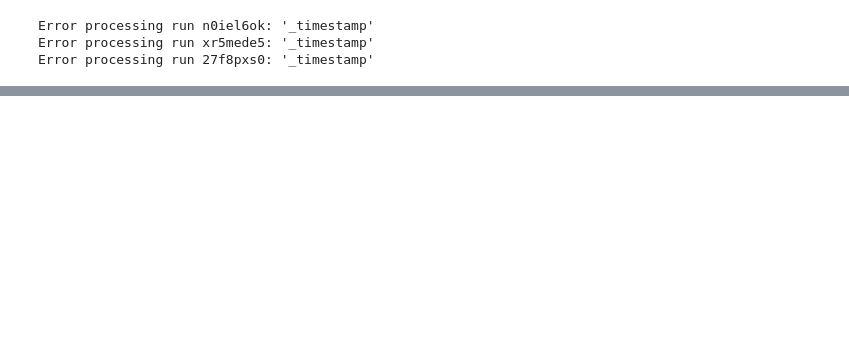
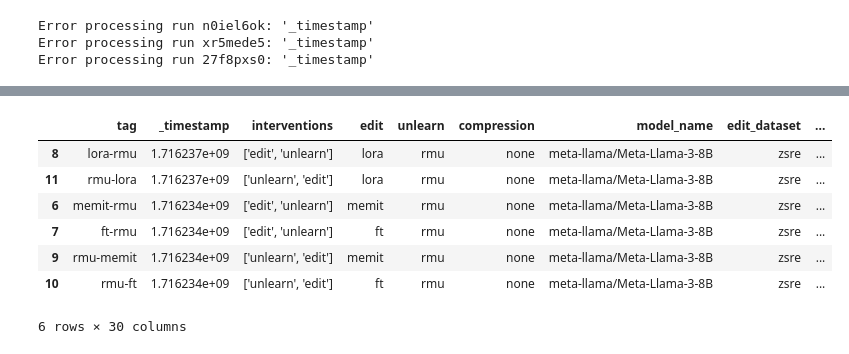
Before and after one commit to hartvigsen-group/composable-interventions, a Jupyter notebook: notebooks/tables.ipynb, the cells around one changed output, grey strips where cells are left out. Saved outputs shown, nothing was run; the diff lists cells and outputs as text; code cells hidden in the pictures; blank space fills up the shorter version.

```diff
--- a/notebooks/tables.ipynb
+++ b/notebooks/tables.ipynb
@@ -91,2 +124,13 @@ Error processing run 27f8pxs0: '_timestamp'
+# %%
+all_runs_df_sorted[(all_runs_df_sorted["wbits"] == 16) & (all_runs_df_sorted["compression"] == "none")]
+# %% [output]
+|  | tag | _timestamp | interventions | edit | unlearn | compression | model_name | edit_dataset | ... |
+| 8 | lora-rmu | 1.716237e+09 | ['edit', 'unlearn'] | lora | rmu | none | meta-llama/Meta-Llama-3-8B | zsre | ... |
+| 11 | rmu-lora | 1.716237e+09 | ['unlearn', 'edit'] | lora | rmu | none | meta-llama/Meta-Llama-3-8B | zsre | ... |
+| 6 | memit-rmu | 1.716234e+09 | ['edit', 'unlearn'] | memit | rmu | none | meta-llama/Meta-Llama-3-8B | zsre | ... |
+| 7 | ft-rmu | 1.716234e+09 | ['edit', 'unlearn'] | ft | rmu | none | meta-llama/Meta-Llama-3-8B | zsre | ... |
+| 9 | rmu-memit | 1.716234e+09 | ['unlearn', 'edit'] | memit | rmu | none | meta-llama/Meta-Llama-3-8B | zsre | ... |
+| 10 | rmu-ft | 1.716234e+09 | ['unlearn', 'edit'] | ft | rmu | none | meta-llama/Meta-Llama-3-8B | zsre | ... |
+6 rows × 30 columns
 # %%
 # Drop duplicates, keeping only the first occurrence (which is the most recent due to sorting)
```
Also changed, not shown: parts of 7 cells of this notebook, 2 other files.
